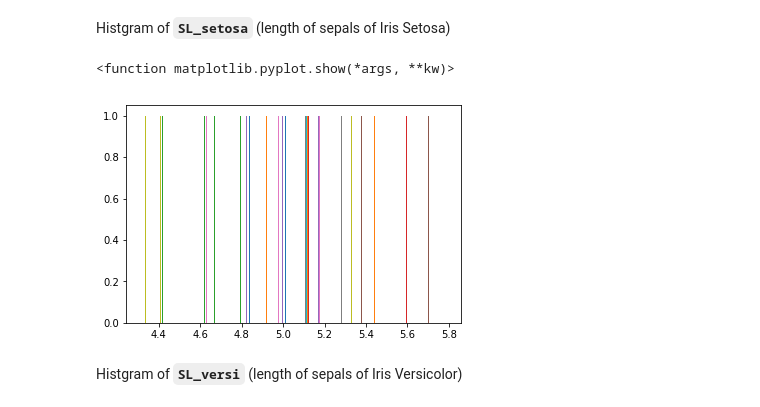
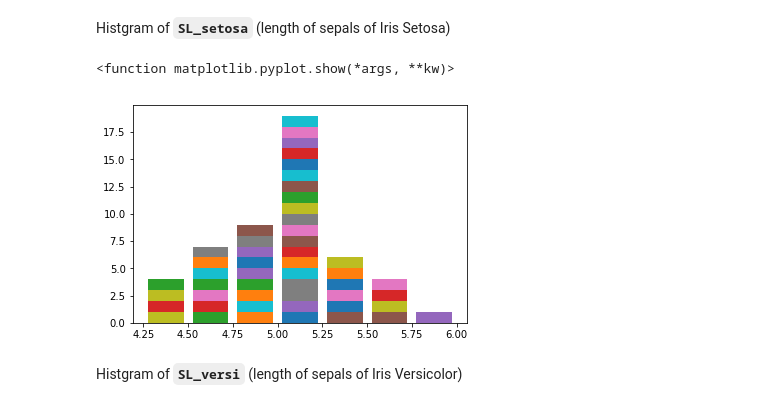
Before and after one commit to andkoc001/PandS-Project2019, a Jupyter notebook: PandS_Project_2019.ipynb, the cells around one changed output. Drawn from its saved outputs; the diff is of its cells as text; code cells hidden in the pictures.

Commit message:
Histogram plots revised; comments updated and toidy up.

```diff
--- a/PandS_Project_2019.ipynb
+++ b/PandS_Project_2019.ipynb
@@ -210,13 +223,15 @@ SL_virgi_min, SL_virgi_mean, SL_virgi_max
 ### Histograms
 # %% [markdown]
 Histgram of **`SL_setosa`** (length of sepals of Iris Setosa)
-# %%
-# histogram
-pl.hist(SL_setosa)
-pl.show
-# %% [output]
-<function matplotlib.pyplot.show(*args, **kw)>
-[figure, removed]
+# %%
+# histogram
+SL_setosa
+bins = [4.25, 4.5, 4.75, 5.0, 5.25, 5.5, 5.75, 6.0]
+pl.hist(SL_setosa, bins, rwidth=0.8, histtype='barstacked')
+pl.show
+# %% [output]
+<function matplotlib.pyplot.show(*args, **kw)>
+[figure, added]
 # %% [markdown]
 Histgram of **`SL_versi`** (length of sepals of Iris Versicolor)
 # %%
```
Also changed, not shown: parts of 10 cells of this notebook, 1 other file.
